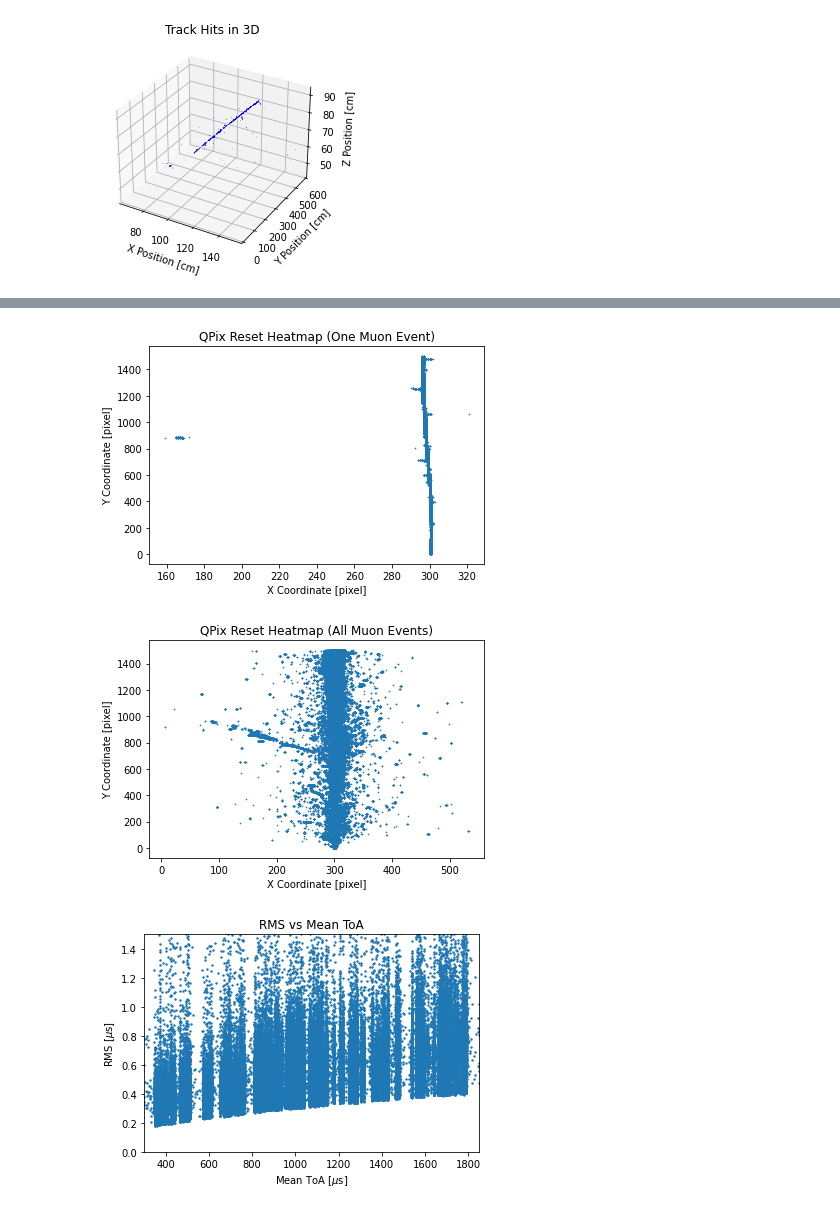
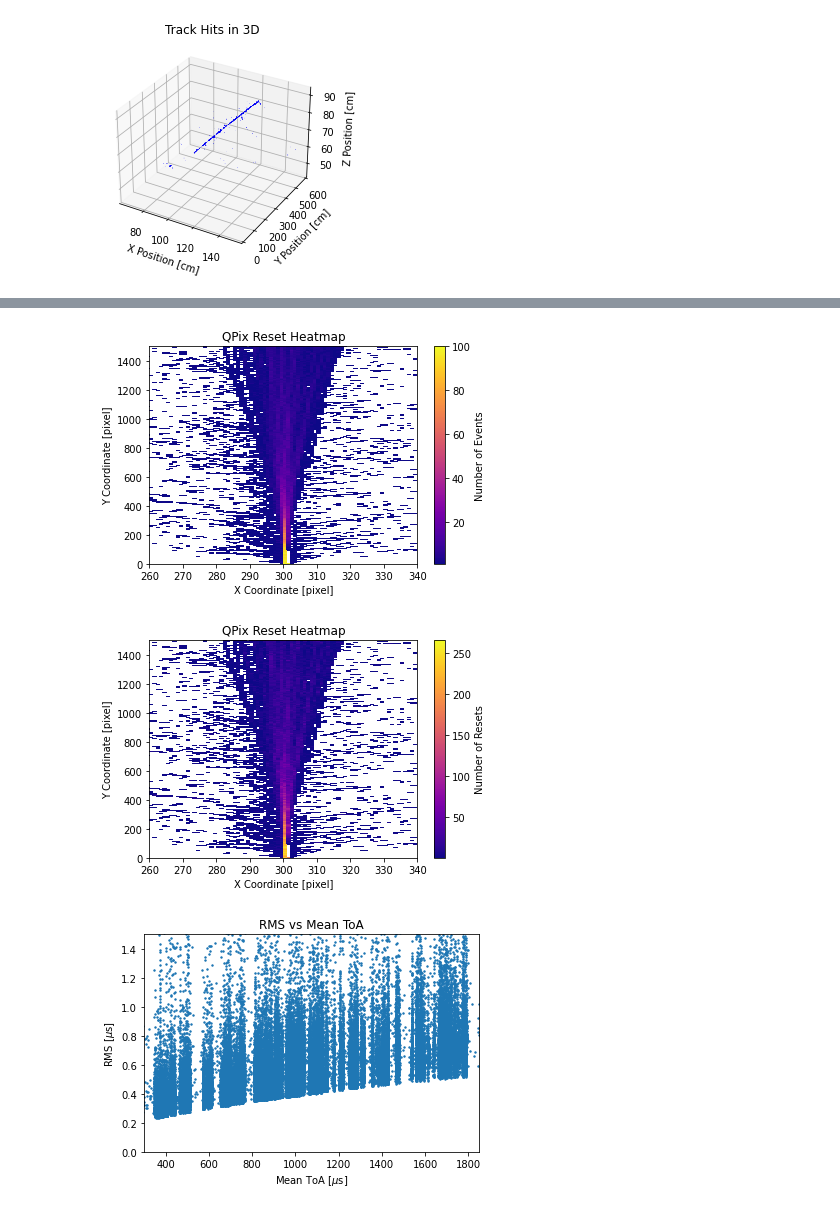
Before and after one commit to Eikenbcr/DUNE, a Jupyter notebook: Warmup/PyMacros/Warmup_Pandas.ipynb, the cells around one changed output, grey strips where cells are left out. Cells and saved outputs as stored; diff of their text form; code cells hidden in the pictures.

```diff
--- a/Warmup/PyMacros/Warmup_Pandas.ipynb
+++ b/Warmup/PyMacros/Warmup_Pandas.ipynb
@@ -99,31 +135,41 @@ plt.savefig('Active_Pixels_in_Event.png', dpi=1200)
 # %%
+xbin_range = max(pixel_stats_df.pix_x) - min(pixel_stats_df.pix_x)
+ybin_range = max(pixel_stats_df.pix_y) - min(pixel_stats_df.pix_y)
 fig = plt.figure()
-plt.scatter(event0_resets_df_micro.pixel_x, event0_resets_df_micro.pixel_y, 0.4, cmap='coolwarm')
-plt.title("QPix Reset Heatmap (One Muon Event)")
+plt.hist2d(pixel_stats_df.pix_x, pixel_stats_df.pix_y, bins=[xbin_range,ybin_range], cmin=1, cmap='plasma')
+cb = plt.colorbar()
+cb.set_label('Number of Events')
+plt.xlim(260,340)
+plt.title("QPix Reset Heatmap")
 plt.xlabel("X Coordinate [pixel]")
 plt.ylabel("Y Coordinate [pixel]")
-plt.savefig('QPix_Heatmap_OnePix.png', dpi=1200)
+plt.savefig('QPix_Heatmap.png', dpi=1200)
 # %% [output]
-[figure, old version]
+[figure, new version]
 # %%
+xbin_range = max(pixel_stats_df.pix_x) - min(pixel_stats_df.pix_x)
+ybin_range = max(pixel_stats_df.pix_y) - min(pixel_stats_df.pix_y)
 fig = plt.figure()
-plt.scatter(resets_df_micro.pixel_x, resets_df_micro.pixel_y, 0.4, cmap='coolwarm')
-plt.title("QPix Reset Heatmap (All Muon Events)")
+plt.hist2d(pixel_stats_df.pix_x, pixel_stats_df.pix_y, bins=[xbin_range,ybin_range], weights=pixel_stats_df.resets, cmin=1, cmap='plasma')
+cb = plt.colorbar()
+cb.set_label('Number of Resets')
+plt.xlim(260,340)
+plt.title("QPix Reset Heatmap")
 plt.xlabel("X Coordinate [pixel]")
 plt.ylabel("Y Coordinate [pixel]")
-plt.savefig('QPix_Heatmap_AllPix.png', dpi=1200)
+plt.savefig('QPix_Heatmap_Weighted.png', dpi=1200)
 # %% [output]
-[figure, old version]
+[figure, new version]
 # %%
 fig = plt.figure()
-plt.scatter(pixel_stats_df.mean_ToA, pixel_stats_df.RMS, s=2)
+plt.scatter(pixel_stats_df[pixel_stats_df.resets > 2].mean_ToA, pixel_stats_df[pixel_stats_df.resets > 2].RMS, s=2)
 plt.xlim([300, 1850])
 plt.ylim([0,1.5])
 plt.ylabel("RMS [$\mu$s]")
 plt.xlabel("Mean ToA [$\mu$s]")
 plt.title("RMS vs Mean ToA")
-plt.savefig('MeanReset_vs_RMS_micro_all.png', dpi=1200)
+plt.savefig('MeanReset_vs_RMS_micro.png', dpi=1200)
 # %% [output]
-[figure, old version]
+[figure, new version]
 # %%
 fig = plt.figure()
```
Also changed, not shown: parts of 7 cells of this notebook, 14 other files.
